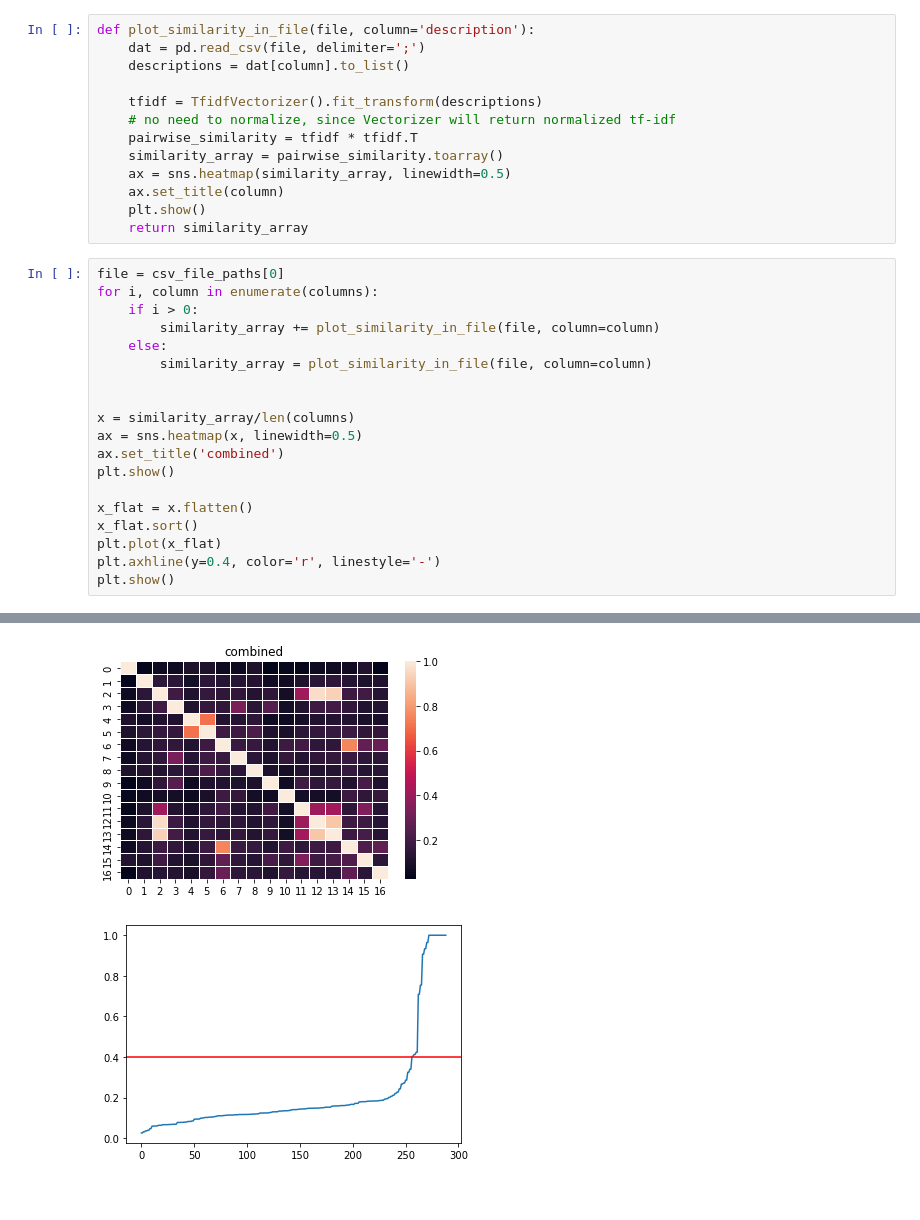
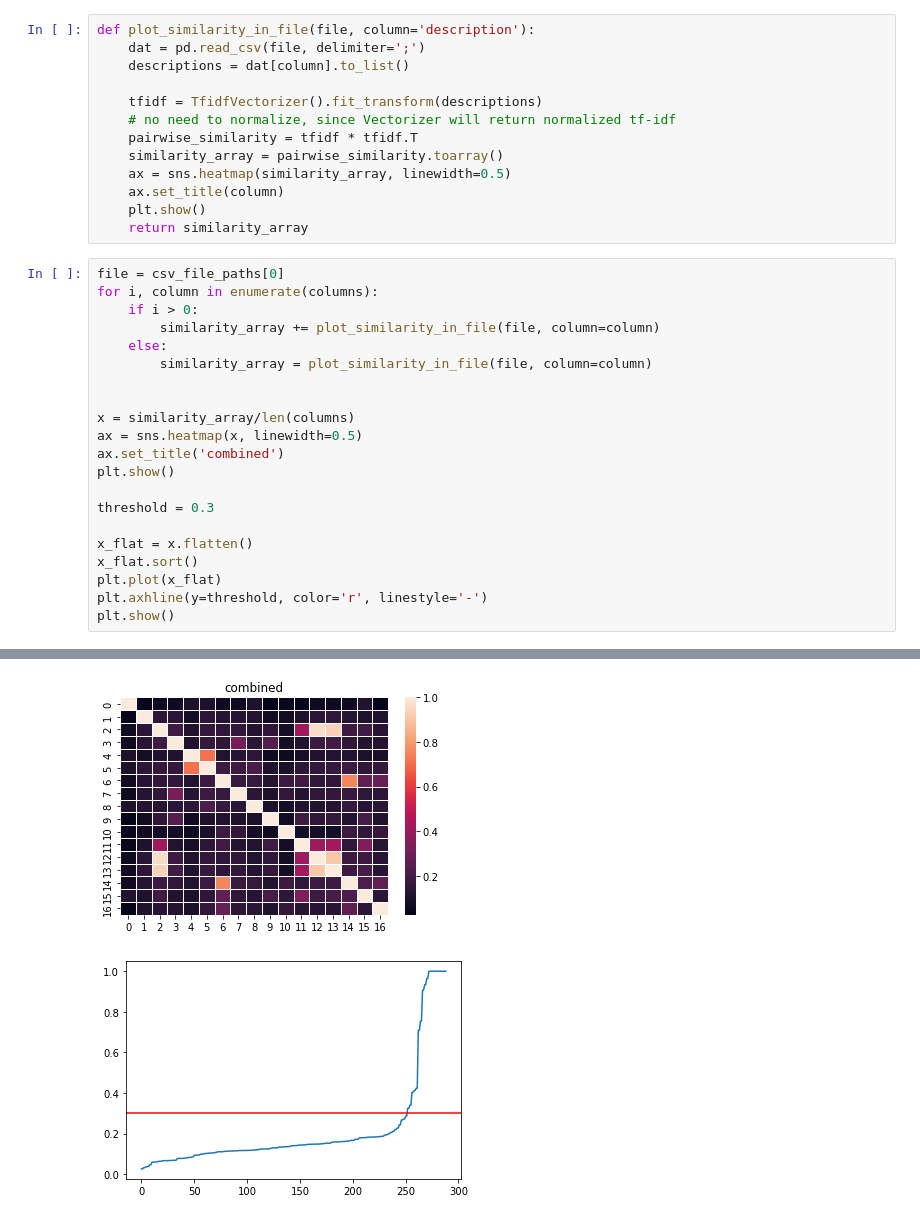
Before and after one commit to GASB-Developers/webscraping, a Jupyter notebook: similarity_analysis.ipynb, the cells around one changed output, grey strips where cells are left out. Drawn from its saved outputs; the diff is of its cells as text.

```diff
--- a/similarity_analysis.ipynb
+++ b/similarity_analysis.ipynb
@@ -27,27 +27,29 @@ def plot_similarity_in_file(file, column='description'):
 # %%
 file = csv_file_paths[0]
 for i, column in enumerate(columns):
     if i > 0:
         similarity_array += plot_similarity_in_file(file, column=column)
     else:
         similarity_array = plot_similarity_in_file(file, column=column)
 
 
 x = similarity_array/len(columns)
 ax = sns.heatmap(x, linewidth=0.5)
 ax.set_title('combined')
 plt.show()
 
+threshold = 0.3
+
 x_flat = x.flatten()
 x_flat.sort()
 plt.plot(x_flat)
-plt.axhline(y=0.4, color='r', linestyle='-')
+plt.axhline(y=threshold, color='r', linestyle='-')
 plt.show()
 # %% [output]
 [figure]
 [figure]
 [figure]
 [figure]
-[figure, old version]
+[figure, new version]
 # %%
 ones = 0
```
Also changed, not shown: parts of 2 cells of this notebook.
